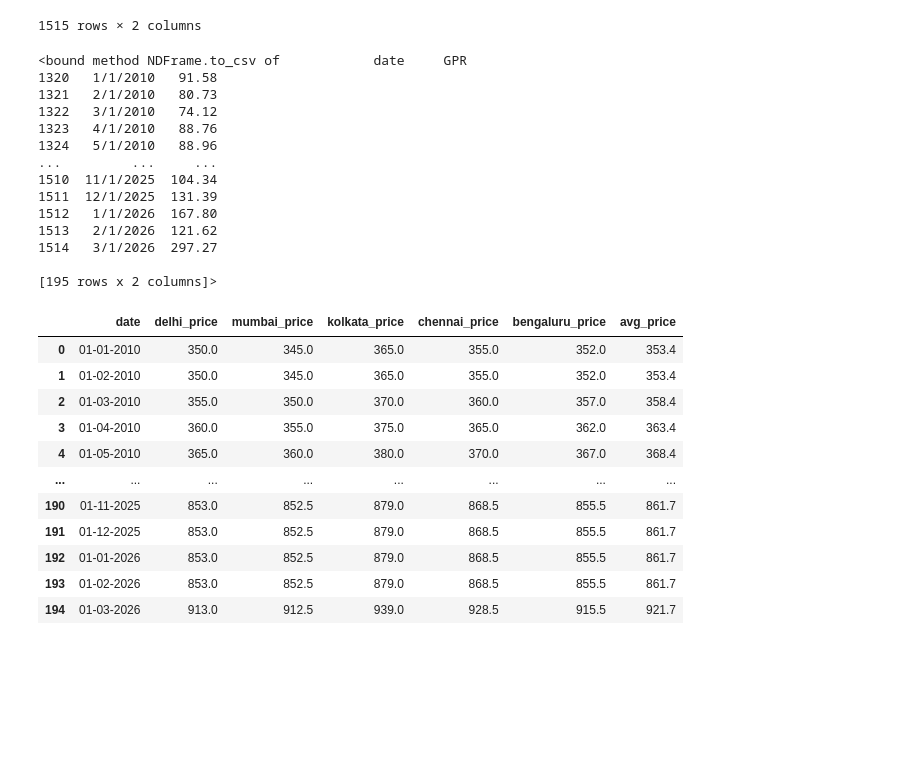
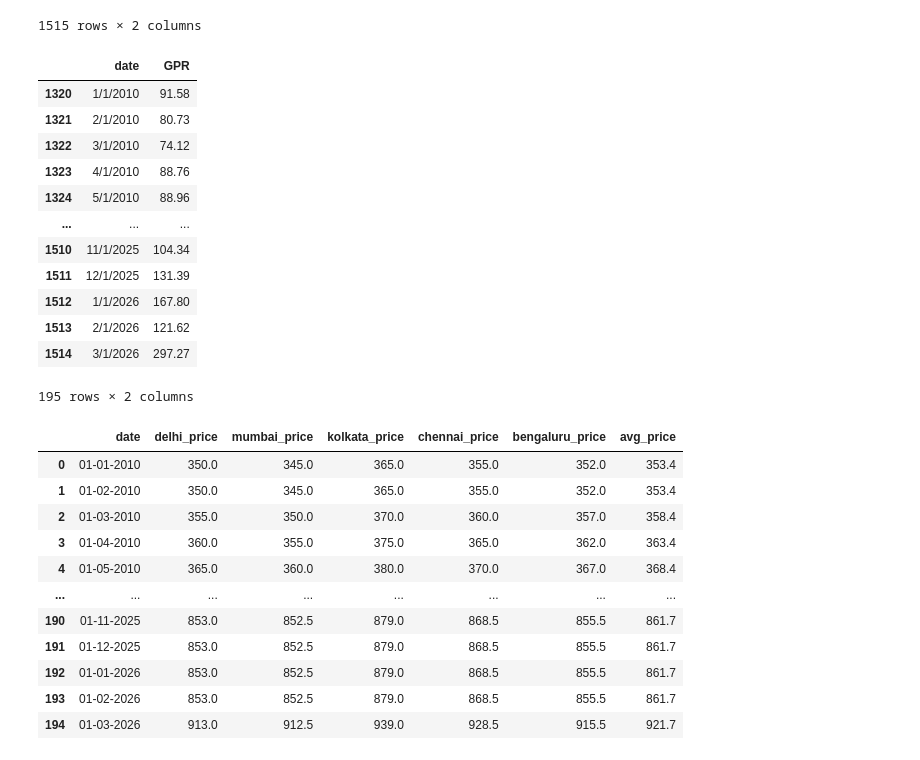
Before and after one commit to Anas-Quazi/Petro-Analyst, a Jupyter notebook: Data_Preprocessing/data_reduction.ipynb, the cells around one changed output. Drawn from its saved outputs; the diff is of its cells as text; code cells hidden in the pictures; blank space fills up the shorter version.

Commit message:
Preprocessing : modified data reduction file

```diff
--- a/Data_Preprocessing/data_reduction.ipynb
+++ b/Data_Preprocessing/data_reduction.ipynb
@@ -8,12 +8,16 @@ import pandas as pd
 # %%
 
 #? load datasets
-brent_oil = pd.read_csv('C:/Users/anasq\OneDrive/Desktop/PetroAnalyst/Dataset/brent_oil_price.csv')
+brent_oil = pd.read_csv('C:/Users/anasq/OneDrive/Desktop/PetroAnalyst/Dataset/brent_oil_price.csv')
+
 wti_oil = pd.read_csv('C:/Users/anasq/OneDrive/Desktop/PetroAnalyst/Dataset/wti_crude_oil_price.csv')
-lpg_price_india = pd.read_csv('C:/Users/anasq/OneDrive/Desktop/PetroAnalyst/Dataset/updated_lpg_price.csv')
-fuel_price_india = pd.read_csv('C:/Users/anasq/OneDrive/Desktop/PetroAnalyst/Dataset/updated_fuel_price.csv')
 
-GPR_index = pd.read_csv('C:/Users/anasq/OneDrive/Desktop/PetroAnalyst/Dataset/older data/data_gpr_export.csv')
+lpg_price_india = pd.read_csv('C:/Users/anasq/OneDrive/Desktop/PetroAnalyst/Dataset/older_data/india_lpg_price_raw_data_2010_2026.csv')
+
+fuel_price_india = pd.read_csv('C:/Users/anasq/OneDrive/Desktop/PetroAnalyst/Dataset/older_data/petrol_diesel_prices.csv')
+
+GPR_index = pd.read_csv('C:/Users/anasq/OneDrive/Desktop/PetroAnalyst/Dataset/older_data/data_gpr_export.csv')
+
 INR_to_USD = pd.read_csv('C:/Users/anasq/OneDrive/Desktop/PetroAnalyst/Dataset/INR_to_USD.csv')
 # %%
 
@@ -67,23 +71,20 @@ GPR_index
 GPR_index = GPR_index.iloc[1320:1515]
-# %%
-
-#* final GPR dataset
-GPR_index.to_csv
-# %% [output]
-<bound method NDFrame.to_csv of            date     GPR
-1320   1/1/2010   91.58
-1321   2/1/2010   80.73
-1322   3/1/2010   74.12
-1323   4/1/2010   88.76
-1324   5/1/2010   88.96
-...         ...     ...
-1510  11/1/2025  104.34
-1511  12/1/2025  131.39
-1512   1/1/2026  167.80
-1513   2/1/2026  121.62
-1514   3/1/2026  297.27
-
-[195 rows x 2 columns]>
+# %%
+GPR_index
+# %% [output]
+|  | date | GPR |
+| 1320 | 1/1/2010 | 91.58 |
+| 1321 | 2/1/2010 | 80.73 |
+| 1322 | 3/1/2010 | 74.12 |
+| 1323 | 4/1/2010 | 88.76 |
+| 1324 | 5/1/2010 | 88.96 |
+| ... | ... | ... |
+| 1510 | 11/1/2025 | 104.34 |
+| 1511 | 12/1/2025 | 131.39 |
+| 1512 | 1/1/2026 | 167.80 |
+| 1513 | 2/1/2026 | 121.62 |
+| 1514 | 3/1/2026 | 297.27 |
+195 rows × 2 columns
 # %%
 
 #* new csv file
```
Also changed, not shown: parts of 3 cells of this notebook.
